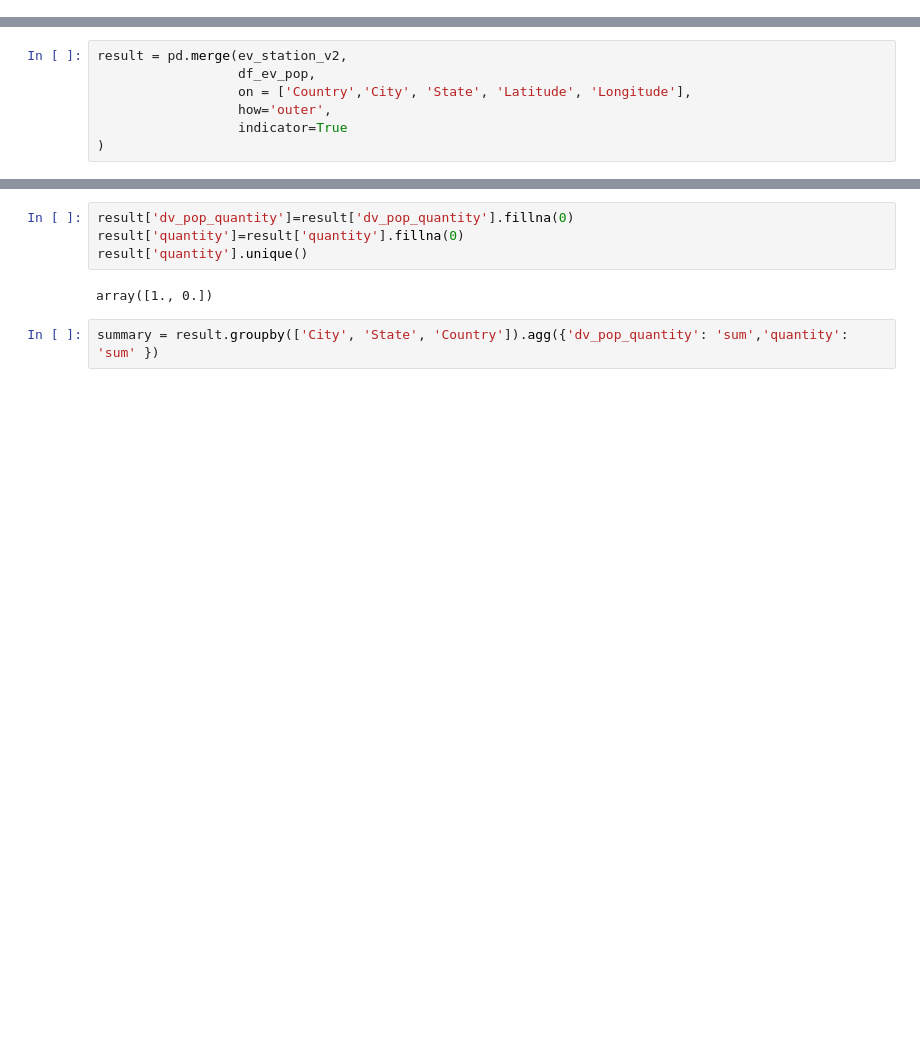
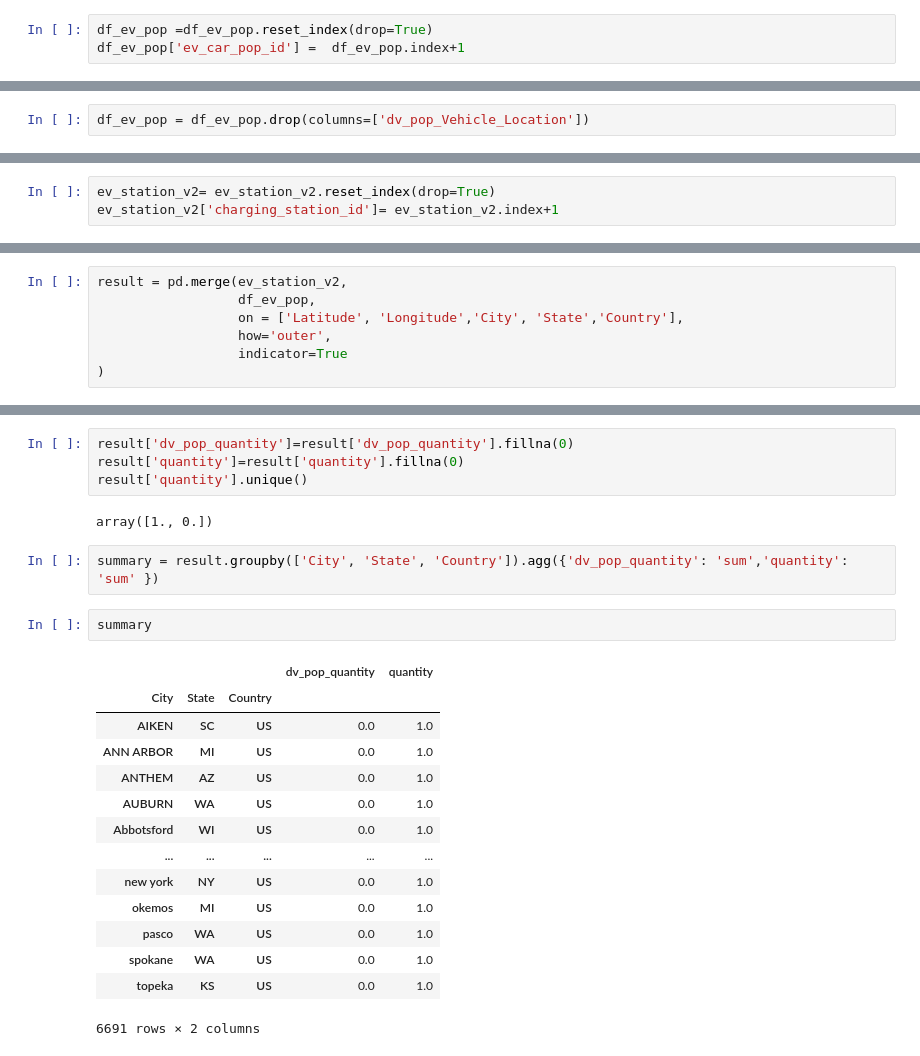
Before and after one commit to hicranA/partsUnlimitedDW, a Jupyter notebook: etl_ev_car_population.ipynb, the cells around one changed output, grey strips where cells are left out. Saved outputs shown, nothing was run; the diff lists cells and outputs as text; blank space fills up the shorter version.

```diff
--- a/etl_ev_car_population.ipynb
+++ b/etl_ev_car_population.ipynb
@@ -152,3 +152,6 @@ len(df_ev_pop.City.unique())
 647
 # %%
 df_ev_pop["Country"]= 'US'
+# %%
+df_ev_pop =df_ev_pop.reset_index(drop=True)
+df_ev_pop['ev_car_pop_id'] =  df_ev_pop.index+1
@@ -154,0 +166,2 @@ df_ev_pop["Country"]= 'US'
+# %%
+df_ev_pop = df_ev_pop.drop(columns=['dv_pop_Vehicle_Location'])
@@ -262,0 +290,3 @@ ev_station_v2 = ev_station_v2.loc[ev_station_v2['City'].notna()]
+# %%
+ev_station_v2= ev_station_v2.reset_index(drop=True)
+ev_station_v2['charging_station_id']= ev_station_v2.index+1
@@ -307,7 +344,7 @@ Index(['dv_pop_DOL_Vehicle ID', 'dv_pop_Make', 'dv_pop_Model',
 # %%
 result = pd.merge(ev_station_v2,
                   df_ev_pop,
-                  on = ['Country','City', 'State', 'Latitude', 'Longitude'],
+                  on = ['Latitude', 'Longitude','City', 'State','Country'],
                   how='outer',
                   indicator=True
 )
@@ -421,3 +456,20 @@ result['quantity'].unique()
 array([1., 0.])
 # %%
 summary = result.groupby(['City', 'State', 'Country']).agg({'dv_pop_quantity': 'sum','quantity': 'sum' })
+# %%
+summary
+# %% [output]
+|  |  |  | dv_pop_quantity | quantity |
+| City | State | Country |  |  |
+| AIKEN | SC | US | 0.0 | 1.0 |
+| ANN ARBOR | MI | US | 0.0 | 1.0 |
+| ANTHEM | AZ | US | 0.0 | 1.0 |
+| AUBURN | WA | US | 0.0 | 1.0 |
+| Abbotsford | WI | US | 0.0 | 1.0 |
+| ... | ... | ... | ... | ... |
+| new york | NY | US | 0.0 | 1.0 |
+| okemos | MI | US | 0.0 | 1.0 |
+| pasco | WA | US | 0.0 | 1.0 |
+| spokane | WA | US | 0.0 | 1.0 |
+| topeka | KS | US | 0.0 | 1.0 |
+6691 rows × 2 columns
```
Also changed, not shown: parts of 39 cells of this notebook, 3 other files.
